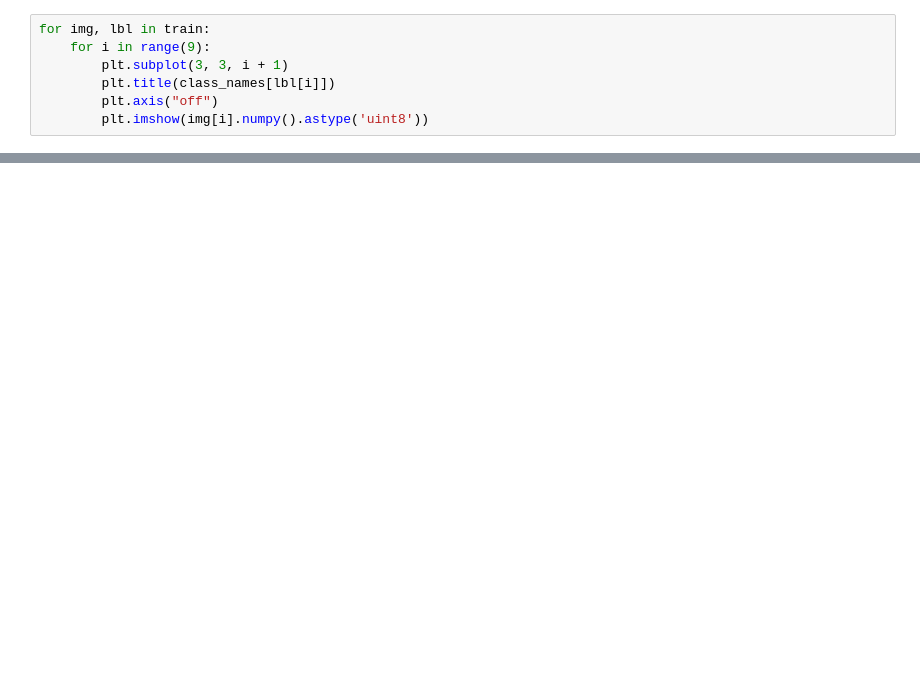
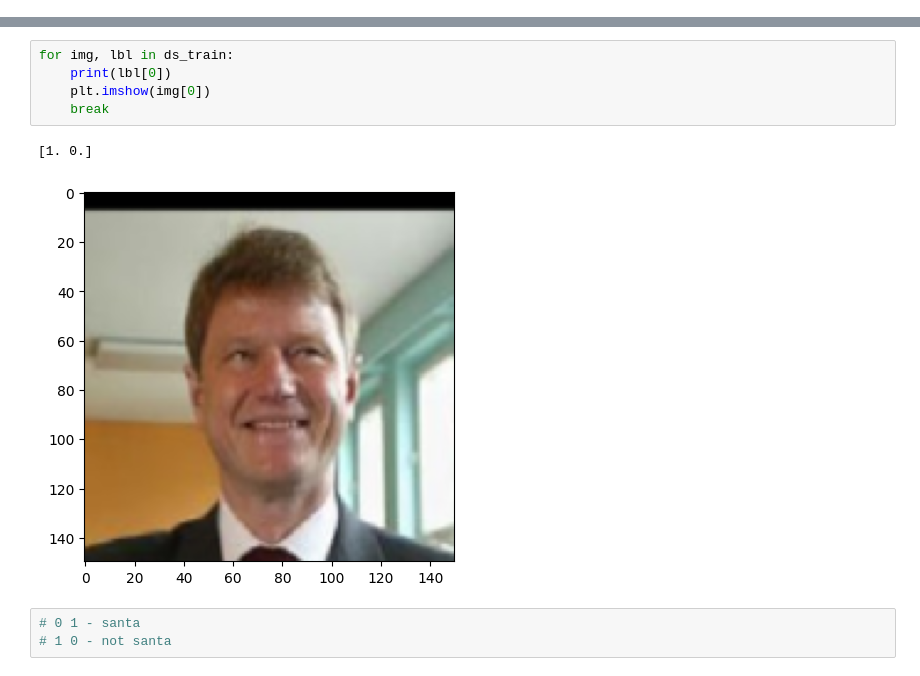
Before and after one commit to Venchislav/Neural-Networks, a Jupyter notebook: CV/IsThatSanta.ipynb, the cells around one changed output, grey strips where cells are left out. Cells and saved outputs as stored; diff of their text form; blank space fills up the shorter version.

```diff
--- a/CV/IsThatSanta.ipynb
+++ b/CV/IsThatSanta.ipynb
@@ -39,7 +46,0 @@ train
-# %%
-for img, lbl in train:
-    for i in range(9):
-        plt.subplot(3, 3, i + 1)
-        plt.title(class_names[lbl[i]])
-        plt.axis("off")
-        plt.imshow(img[i].numpy().astype('uint8'))
@@ -151,0 +63,11 @@ for img, lbl in train:
+# %%
+for img, lbl in ds_train:
+    print(lbl[0])
+    plt.imshow(img[0])
+    break
+# %% [output]
+[1. 0.]
+[figure, added]
+# %%
+# 0 1 - santa
+# 1 0 - not santa
```
Also changed, not shown: parts of 31 cells of this notebook.
